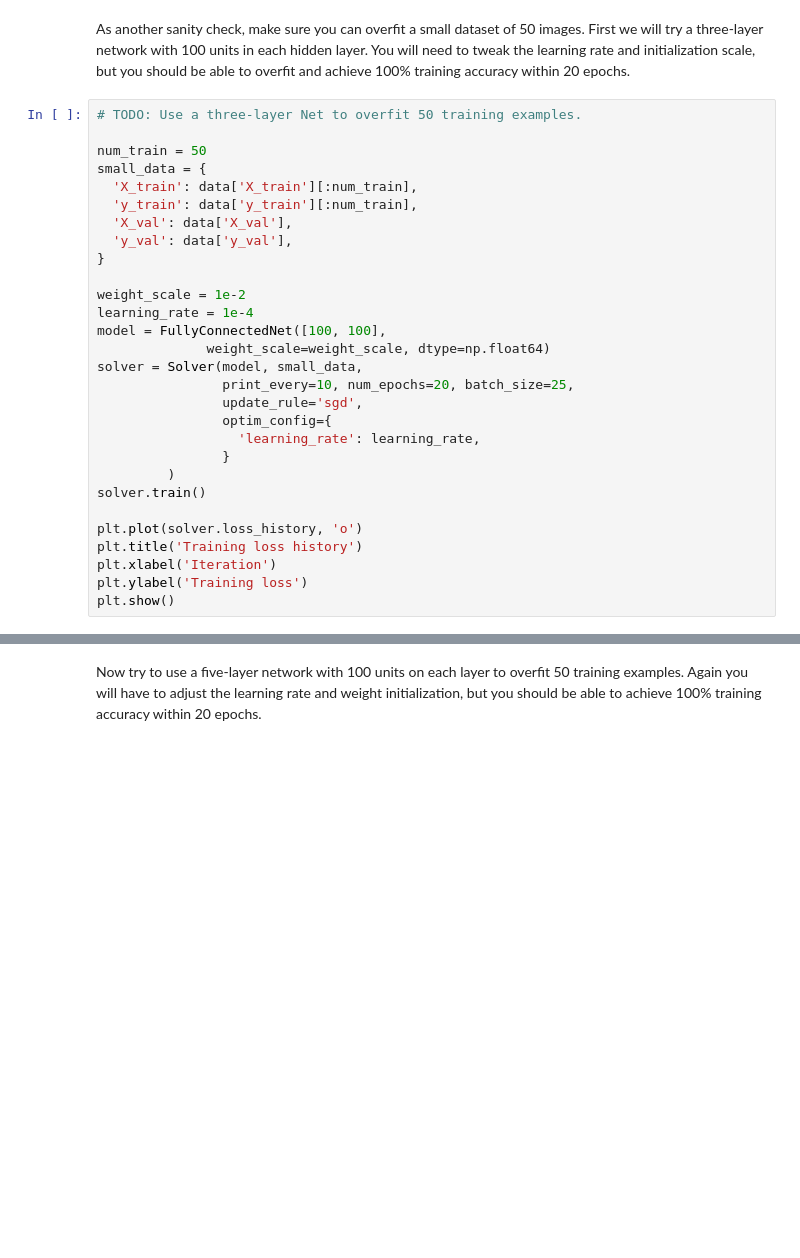
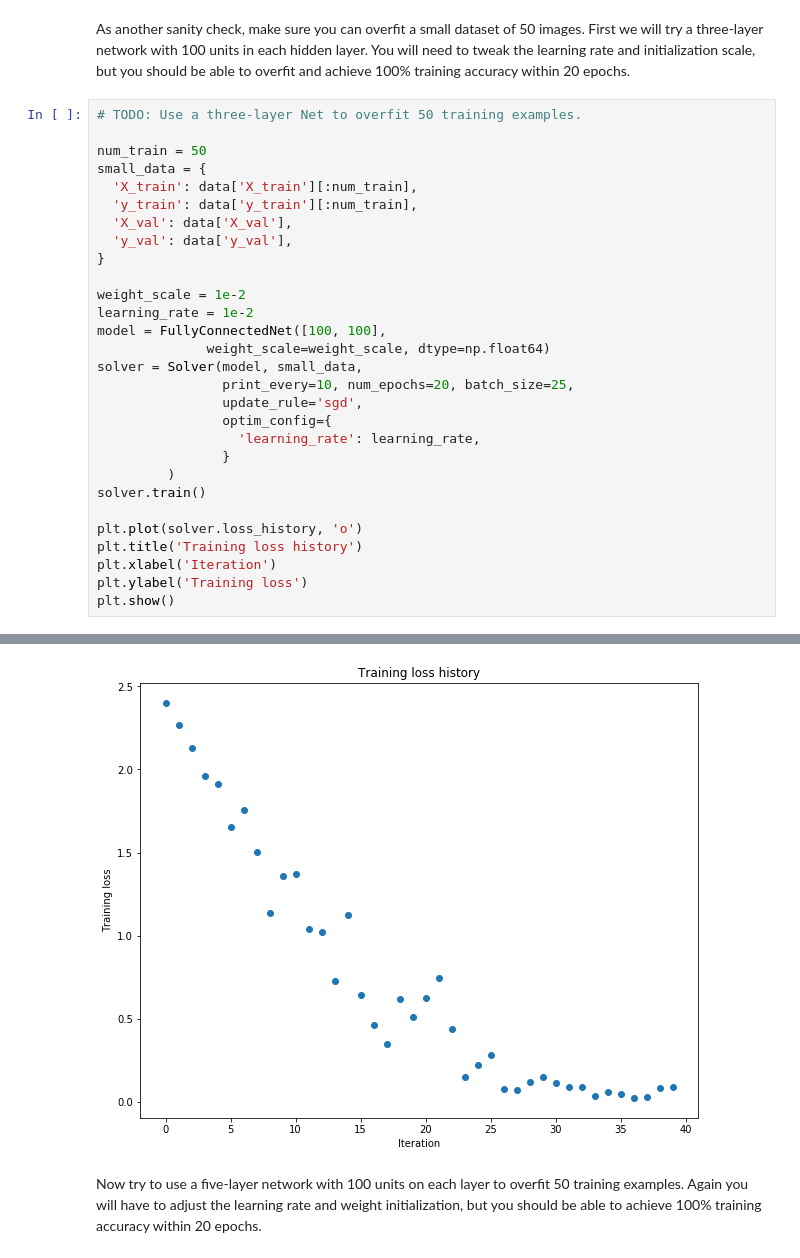
Before and after one commit to ilyarudyak/cs231n-convolutional-nn, a Jupyter notebook: cs231-psets/pset2/FullyConnectedNets.ipynb, the cells around one changed output, grey strips where cells are left out. Cells and saved outputs as stored; diff of their text form; blank space fills up the shorter version.

```diff
--- a/cs231-psets/pset2/FullyConnectedNets.ipynb
+++ b/cs231-psets/pset2/FullyConnectedNets.ipynb
@@ -421,7 +436,7 @@ small_data = {
 }
 
 weight_scale = 1e-2
-learning_rate = 1e-4
+learning_rate = 1e-2
 model = FullyConnectedNet([100, 100],
               weight_scale=weight_scale, dtype=np.float64)
 solver = Solver(model, small_data,
@@ -438,3 +453,4 @@ plt.title('Training loss history')
 plt.xlabel('Iteration')
 plt.ylabel('Training loss')
 plt.show()
+# %% [output]
@@ -441,3 +474,4 @@ plt.show()
+[figure, added]
 # %% [markdown]
 Now try to use a five-layer network with 100 units on each layer to overfit 50 training examples. Again you will have to adjust the learning rate and weight initialization, but you should be able to achieve 100% training accuracy within 20 epochs.
 # %%
```
Also changed, not shown: parts of 2 cells of this notebook, 1 other file.
